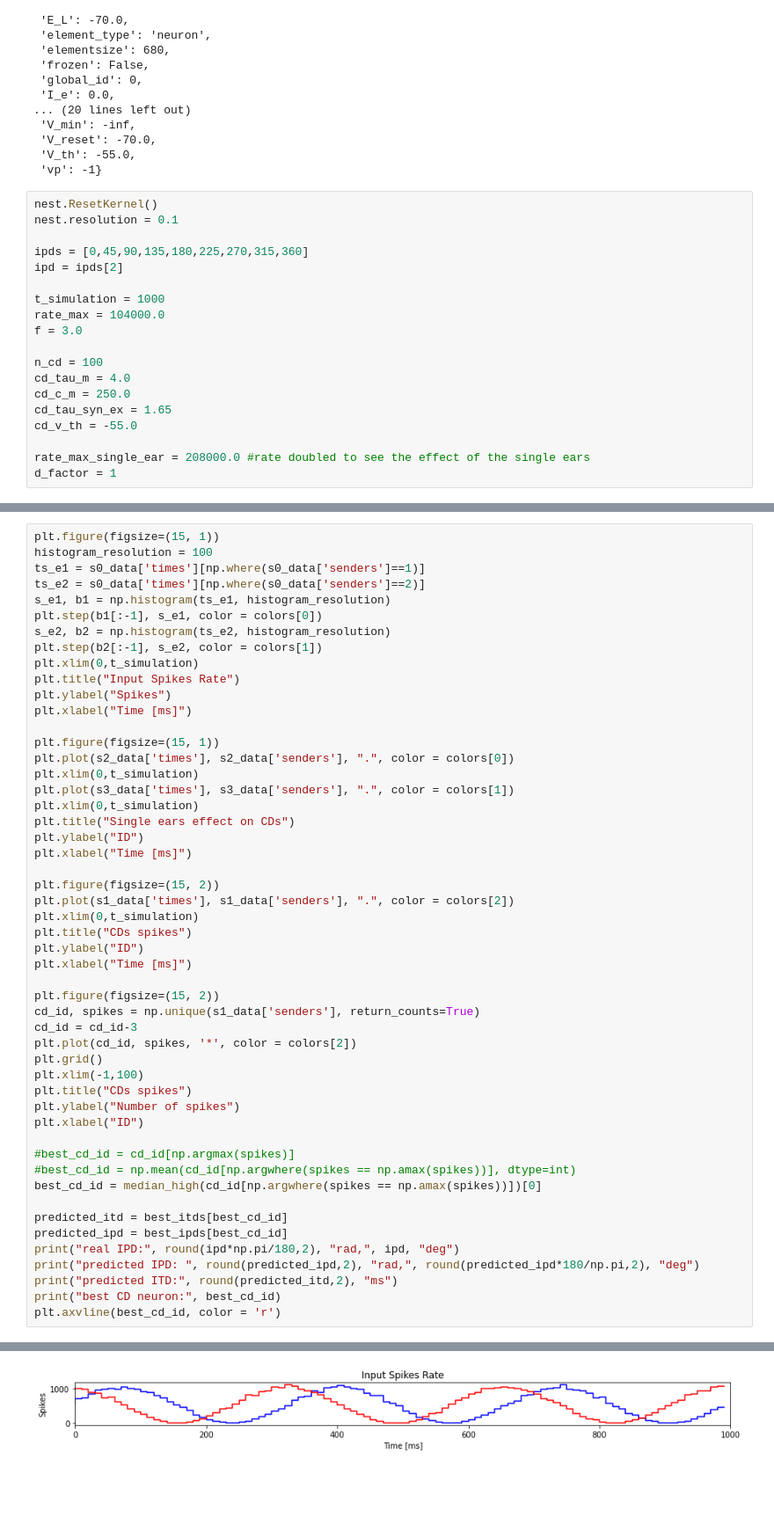
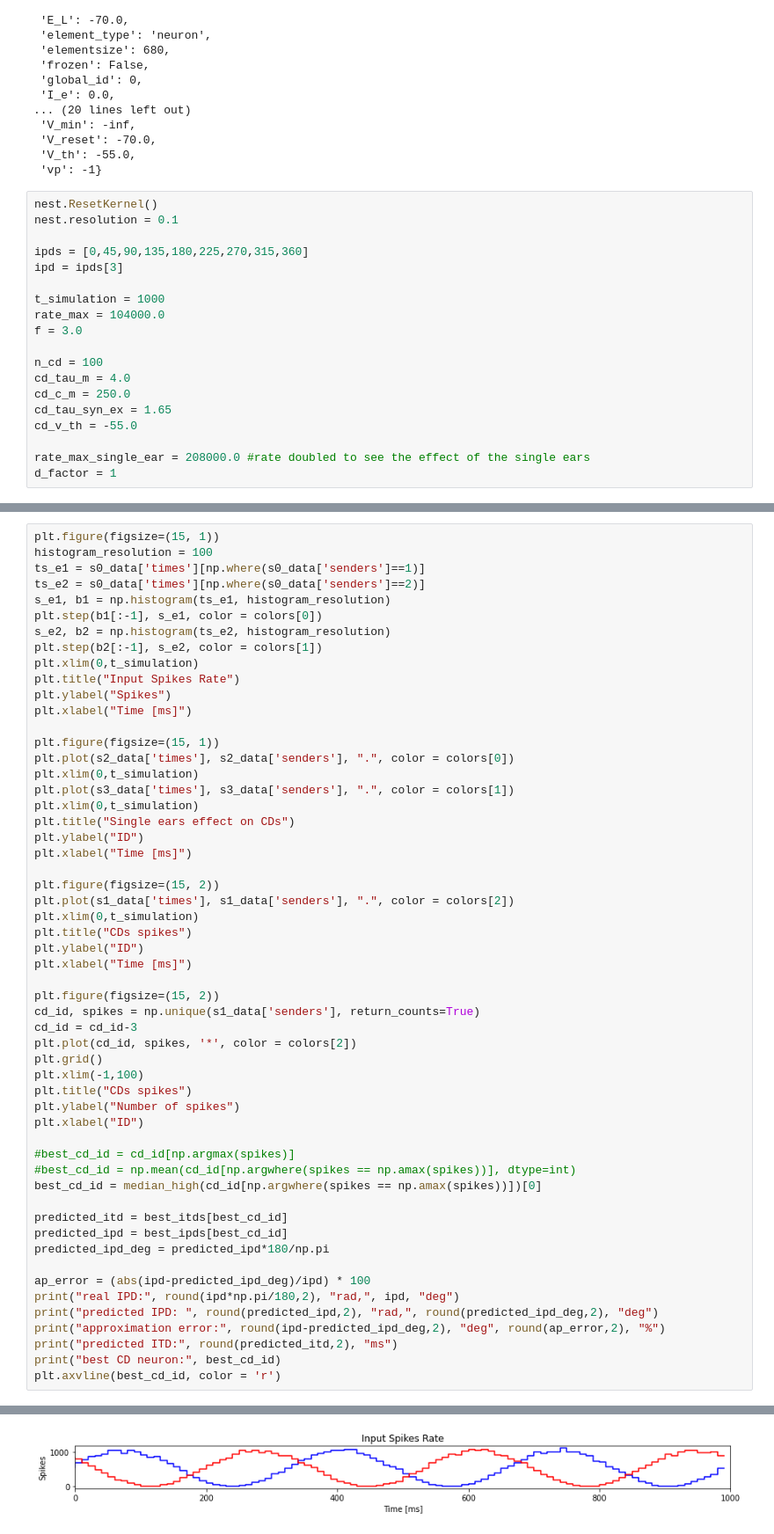
Before and after one commit to francescodesantis/cosyne-tutorial-2022, a Jupyter notebook: 2_nest_coincidence_detection.ipynb, the cells around one changed output, grey strips where cells are left out. Shown: that part at 88% size. Drawn from its saved outputs; the diff is of its cells as text; blank space fills up the shorter version.

```diff
--- a/2_nest_coincidence_detection.ipynb
+++ b/2_nest_coincidence_detection.ipynb
@@ -29,7 +29,7 @@ nest.ResetKernel()
 nest.resolution = 0.1
 
 ipds = [0,45,90,135,180,225,270,315,360]
-ipd = ipds[2]
+ipd = ipds[3]
 
 t_simulation = 1000
 rate_max = 104000.0
@@ -189,8 +189,12 @@ best_cd_id = median_high(cd_id[np.argwhere(spikes == np.amax(spikes))])[0]
 
 predicted_itd = best_itds[best_cd_id]
 predicted_ipd = best_ipds[best_cd_id]
+predicted_ipd_deg = predicted_ipd*180/np.pi
+
+ap_error = (abs(ipd-predicted_ipd_deg)/ipd) * 100
 print("real IPD:", round(ipd*np.pi/180,2), "rad,", ipd, "deg")
-print("predicted IPD: ", round(predicted_ipd,2), "rad,", round(predicted_ipd*180/np.pi,2), "deg")
+print("predicted IPD: ", round(predicted_ipd,2), "rad,", round(predicted_ipd_deg,2), "deg")
+print("approximation error:", round(ipd-predicted_ipd_deg,2), "deg", round(ap_error,2), "%")
 print("predicted ITD:", round(predicted_itd,2), "ms")
 print("best CD neuron:", best_cd_id)
 plt.axvline(best_cd_id, color = 'r')
@@ -202,2 +207,2 @@ best CD neuron: 25
 <matplotlib.lines.Line2D at 0x...>
-[figure, old version]
+[figure, new version]
```
Also changed, not shown: parts of 3 cells of this notebook.
